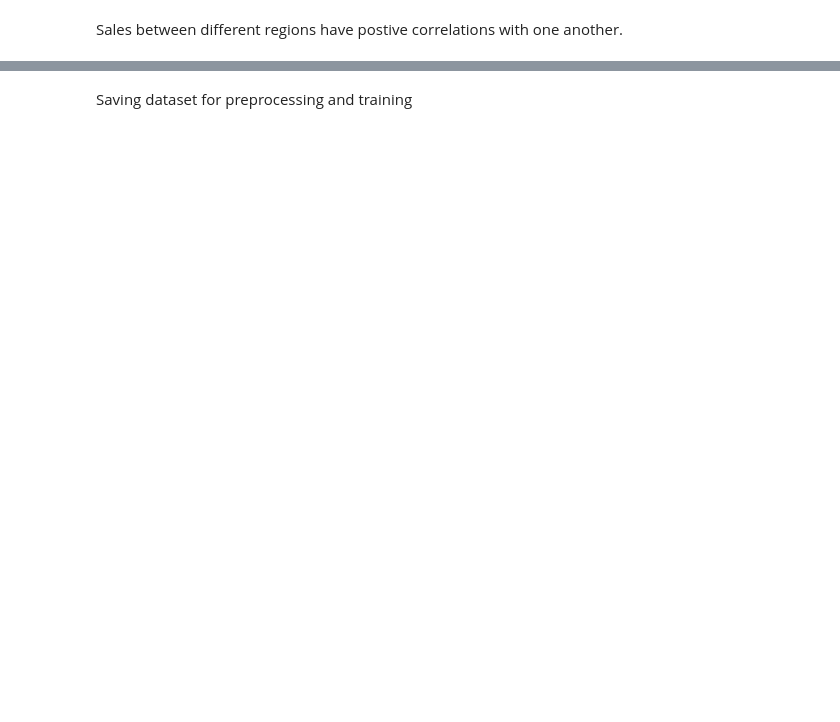
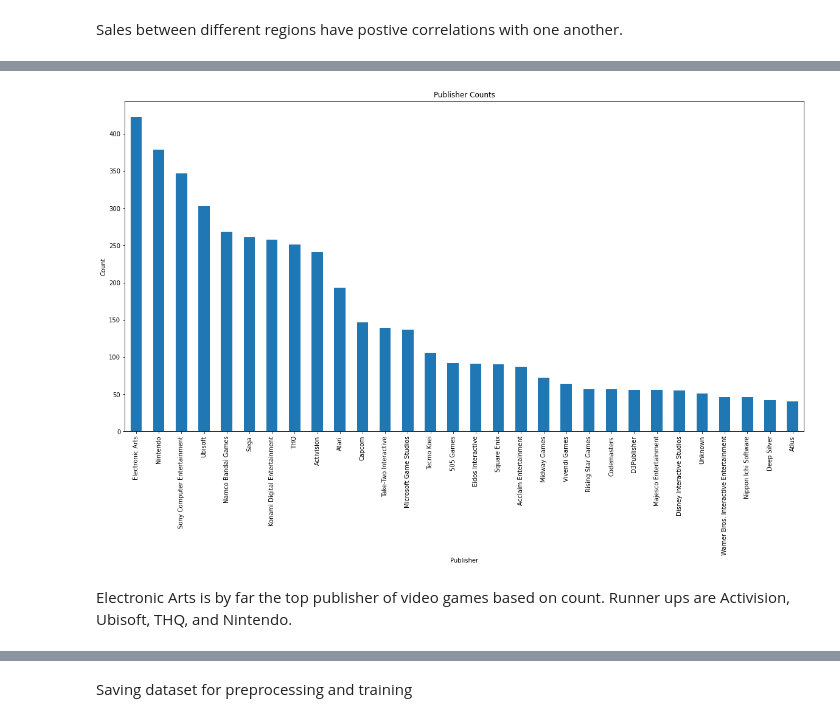
Before and after one commit to annaaful/Springboard, a Jupyter notebook: Capstone 2 Video Games/C2 EDA - Anna Li.ipynb, the cells around one changed output, grey strips where cells are left out. Saved outputs shown, nothing was run; the diff lists cells and outputs as text; code cells hidden in the pictures; blank space fills up the shorter version.

```diff
--- a/Capstone 2 Video Games/C2 EDA - Anna Li.ipynb
+++ b/Capstone 2 Video Games/C2 EDA - Anna Li.ipynb
@@ -311,0 +420,7 @@ _ = genre_counts.plot(kind='bar', xlabel='Genre', ylabel='Count')
+# %%
+pub_top30 = pub_counts.head(30)
+_ = pub_top30.plot(kind='bar', xlabel='Publisher', ylabel='Count', title='Publisher Counts', figsize=(20,10))
+# %% [output]
+[figure, added]
+# %% [markdown]
+Electronic Arts is by far the top publisher of video games based on count. Runner ups are Activision, Ubisoft, THQ, and Nintendo.
```
Also changed, not shown: parts of 28 cells of this notebook.
